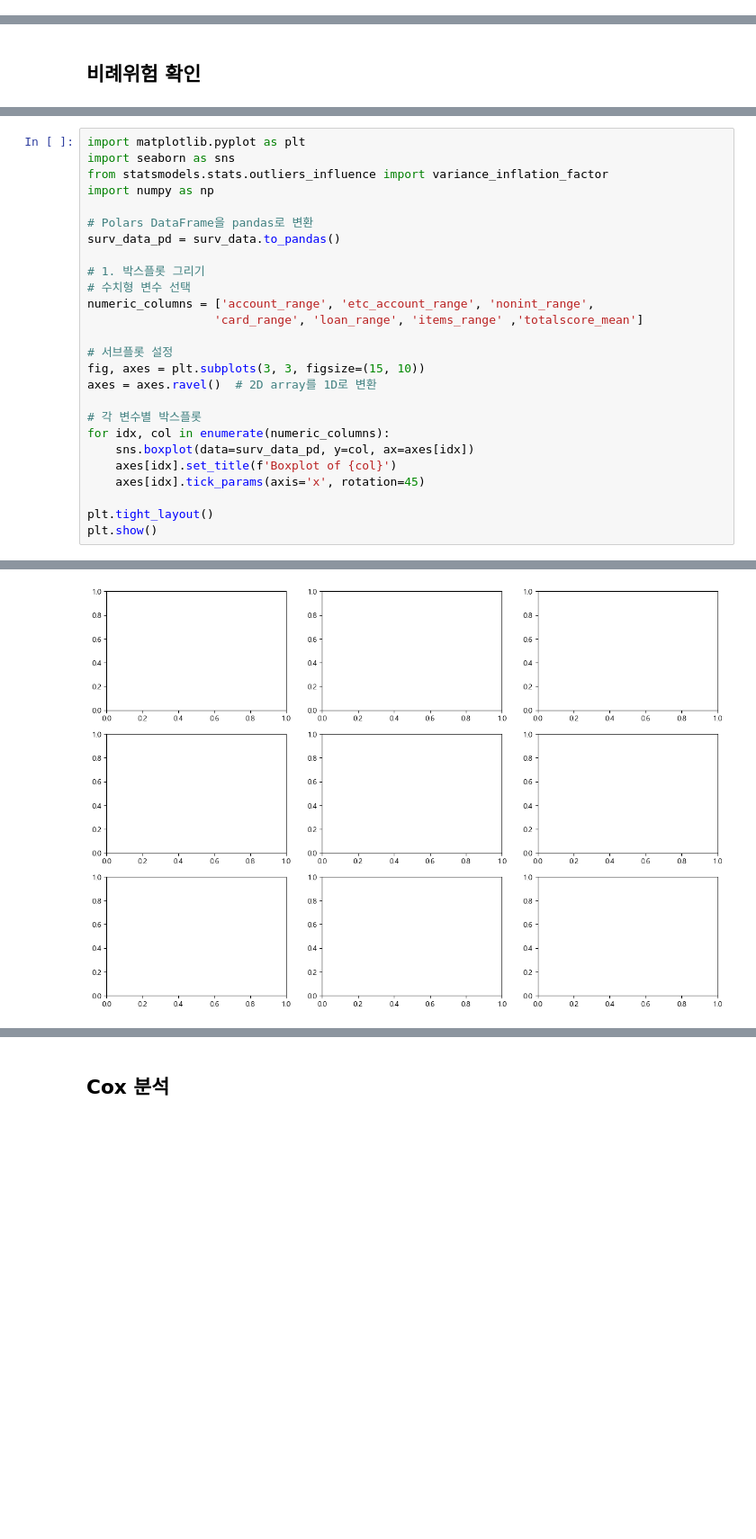
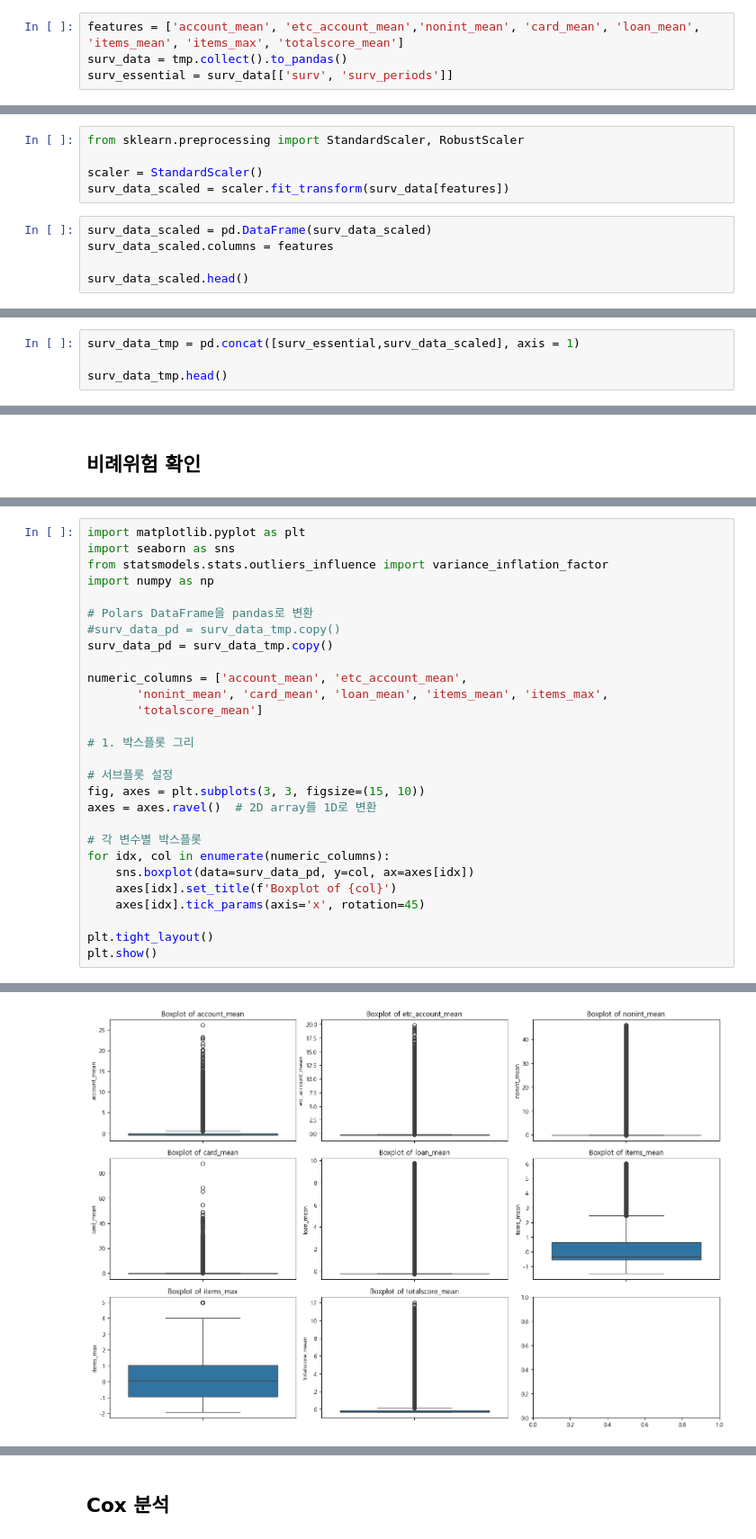
Before and after one commit to shs1018/iM_DiGital_Banker_academy, a Jupyter notebook: projects/iMBank_pj5/analyzing_surv.ipynb, the cells around one changed output, grey strips where cells are left out. Shown at 90% size. Saved outputs shown, nothing was run; the diff lists cells and outputs as text; blank space fills up the shorter version.

```diff
--- a/projects/iMBank_pj5/analyzing_surv.ipynb
+++ b/projects/iMBank_pj5/analyzing_surv.ipynb
@@ -103,0 +68,4 @@ shape: (677_169, 11)
+# %%
+features = ['account_mean', 'etc_account_mean','nonint_mean', 'card_mean', 'loan_mean', 'items_mean', 'items_max', 'totalscore_mean']
+surv_data = tmp.collect().to_pandas()
+surv_essential = surv_data[['surv', 'surv_periods']]
@@ -103,0 +84,10 @@ shape: (677_169, 11)
+# %%
+from sklearn.preprocessing import StandardScaler, RobustScaler
+
+scaler = StandardScaler()
+surv_data_scaled = scaler.fit_transform(surv_data[features])
+# %%
+surv_data_scaled = pd.DataFrame(surv_data_scaled)
+surv_data_scaled.columns = features
+
+surv_data_scaled.head()
@@ -103,0 +101,4 @@ shape: (677_169, 11)
+# %%
+surv_data_tmp = pd.concat([surv_essential,surv_data_scaled], axis = 1)
+
+surv_data_tmp.head()
@@ -184,12 +203,14 @@ from statsmodels.stats.outliers_influence import variance_inflation_factor
 import numpy as np
 
 # Polars DataFrame을 pandas로 변환
-surv_data_pd = surv_data.to_pandas()
+#surv_data_pd = surv_data_tmp.copy()
+surv_data_pd = surv_data_tmp.copy()
 
-# 1. 박스플롯 그리기
-# 수치형 변수 선택
-numeric_columns = ['account_range', 'etc_account_range', 'nonint_range',
-                  'card_range', 'loan_range', 'items_range' ,'totalscore_mean']
+numeric_columns = ['account_mean', 'etc_account_mean',
+       'nonint_mean', 'card_mean', 'loan_mean', 'items_mean', 'items_max',
+       'totalscore_mean']
+
+# 1. 박스플롯 그리
 
 # 서브플롯 설정
 fig, axes = plt.subplots(3, 3, figsize=(15, 10))
@@ -208,4 +228,4 @@ ValueError: Could not interpret value `account_range` for `y`. An entry with thi
-[figure, old version]
+[figure, new version]
 # %%
 # 2. 다중공선성 체크 (VIF)
 # 수치형 변수들의 VIF 계산
```
Also changed, not shown: parts of 26 cells of this notebook, 8 other files.
